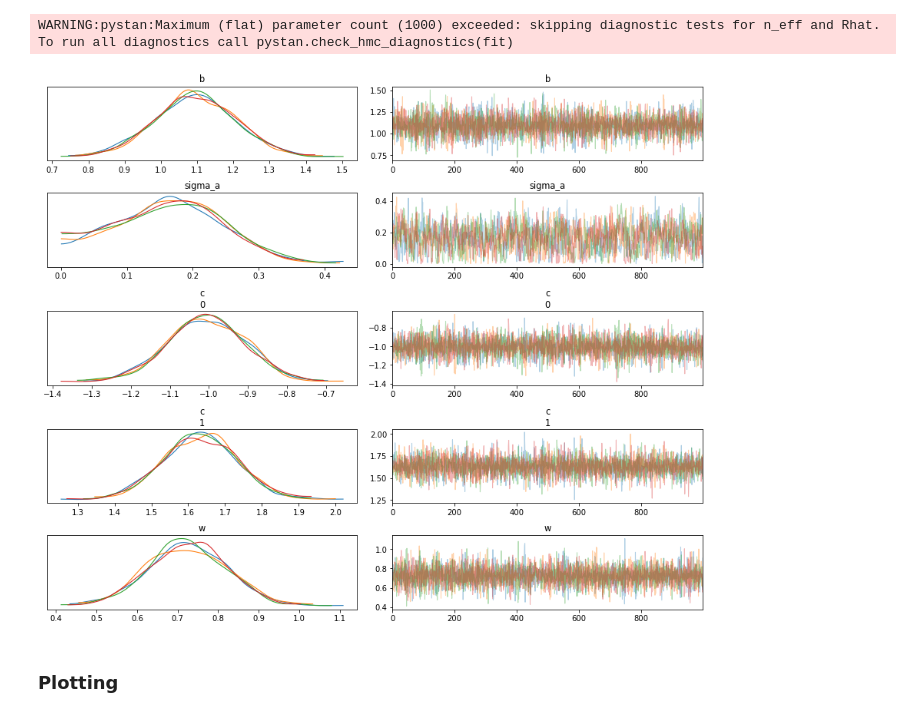
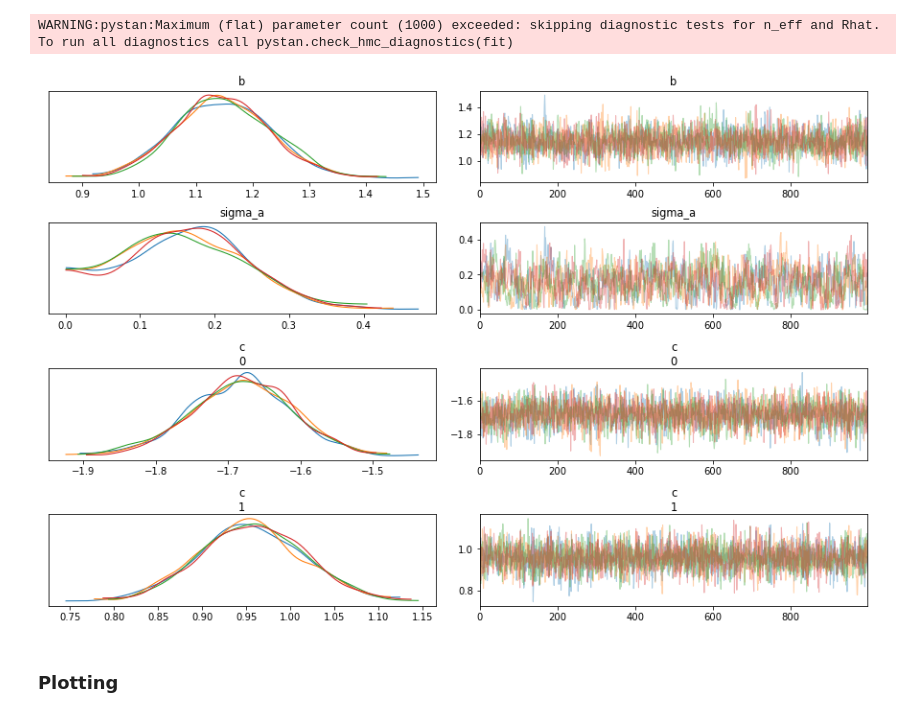
Before and after one commit to maw501/bayesian-chess-prediction, a Jupyter notebook: notebooks/ordered_logistic_model.ipynb, the cells around one changed output. Saved outputs shown, nothing was run; the diff lists cells and outputs as text; code cells hidden in the pictures.

Commit message:
WIP: switching to white vs black

```diff
--- a/notebooks/ordered_logistic_model.ipynb
+++ b/notebooks/ordered_logistic_model.ipynb
@@ -20,8 +24,11 @@ num_games = len(train)
 # %%
 raw_prior_score = np.arange(num_players, 0, -1)
 prior_score = (raw_prior_score - np.mean(raw_prior_score)) / (2 * np.std(raw_prior_score, ddof=1))
+# %%
+white_outcome = {"white": 3, "draw": 2, "black": 1}
+train["white_outcome"] = train["outcome"].apply(lambda x: white_outcome[x])
 # %%
-train_sorted = train.sort_values(["abs_rank_diff", "fave_id"], ascending=[False, True])
+train_sorted = train.sort_values(["abs_rank_diff", "white_id"], ascending=[False, True])
 # %% [markdown]
 ### Set-up model
 # %%
@@ -34,10 +41,10 @@ stan_data_ordered = {
     "num_games": num_games,
     "K": 3,
     "prior_score": prior_score,
-    "fave_rank": train_sorted["fave_rank"].values.astype(int),
-    "underdog_rank": train_sorted["underdog_rank"].values.astype(int),
-    "y": train_sorted["fave_outcome"].values.astype(int),
-    "white_is_fave": train_sorted["white_is_fave"].values.astype(int)
+    "fave_rank": train_sorted["white_prior_rank"].values.astype(int),
+    "underdog_rank": train_sorted["black_prior_rank"].values.astype(int),
+    "y": train_sorted["white_outcome"].values.astype(int),
+    #"white_is_fave": train_sorted["white_is_fave"].values.astype(int)
 }
 # %%
 ordered_fit = ordered_model.sampling(data=stan_data_ordered)
@@ -50,9 +57,9 @@ ordered_params = ordered_fit.extract(permuted=True)
 ordered_inference_data = arviz.convert_to_inference_data(ordered_fit)
 ordered_summary_df = arviz.summary(ordered_inference_data).reset_index().rename(columns={"index":"parameter"})
 # %%
-arviz.plot_trace(ordered_inference_data, var_names=["b", "sigma_a", "c", "w"]);
+arviz.plot_trace(ordered_inference_data, var_names=["b", "sigma_a", "c"]);
 # %% [output]
-[figure, old version]
+[figure, new version]
 # %% [markdown]
 ### Plotting
 # %%
```
Also changed, not shown: parts of 5 cells of this notebook, 1 other file.
